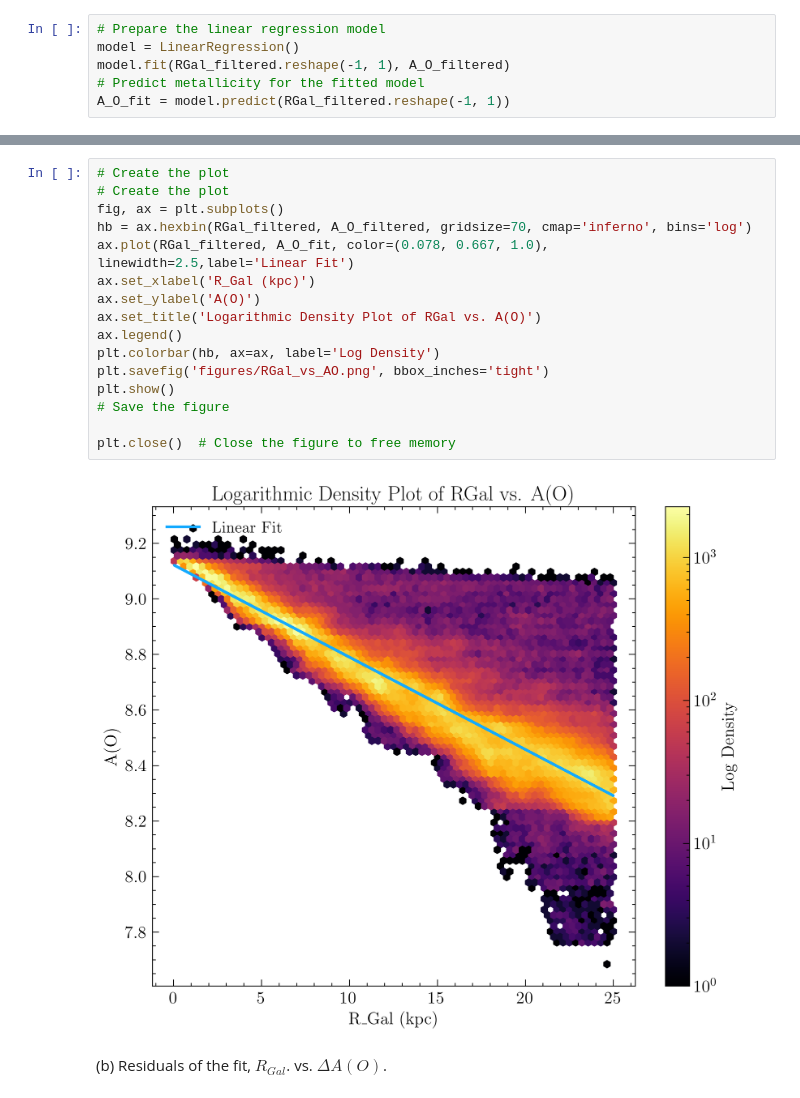
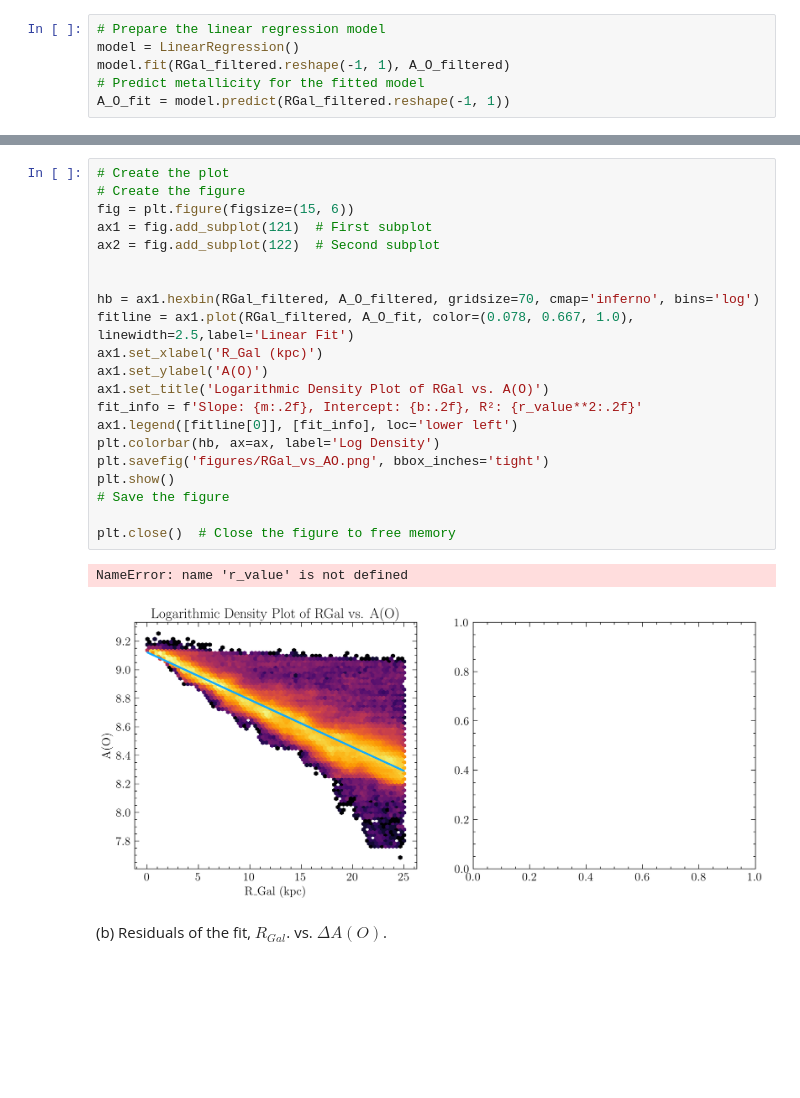
Before and after one commit to gkb21/ASTR4004_assignment3, a Jupyter notebook: assignment_3.ipynb, the cells around one changed output, grey strips where cells are left out. Saved outputs shown, nothing was run; the diff lists cells and outputs as text; blank space fills up the shorter version.

Commit message:
- Testing different linear models

```diff
--- a/assignment_3.ipynb
+++ b/assignment_3.ipynb
@@ -166,21 +204,27 @@ A_O_fit = model.predict(RGal_filtered.reshape(-1, 1))
 # %%
 # Create the plot
-# Create the plot
-fig, ax = plt.subplots()
-hb = ax.hexbin(RGal_filtered, A_O_filtered, gridsize=70, cmap='inferno', bins='log')
-ax.plot(RGal_filtered, A_O_fit, color=(0.078, 0.667, 1.0), linewidth=2.5,label='Linear Fit')
-ax.set_xlabel('R_Gal (kpc)')
-ax.set_ylabel('A(O)')
-ax.set_title('Logarithmic Density Plot of RGal vs. A(O)')
-ax.legend()
+# Create the figure
+fig = plt.figure(figsize=(15, 6))
+ax1 = fig.add_subplot(121)  # First subplot
+ax2 = fig.add_subplot(122)  # Second subplot
+
+
+hb = ax1.hexbin(RGal_filtered, A_O_filtered, gridsize=70, cmap='inferno', bins='log')
+fitline = ax1.plot(RGal_filtered, A_O_fit, color=(0.078, 0.667, 1.0), linewidth=2.5,label='Linear Fit')
+ax1.set_xlabel('R_Gal (kpc)')
+ax1.set_ylabel('A(O)')
+ax1.set_title('Logarithmic Density Plot of RGal vs. A(O)')
+fit_info = f'Slope: {m:.2f}, Intercept: {b:.2f}, R²: {r_value**2:.2f}'
+ax1.legend([fitline[0]], [fit_info], loc='lower left')
 plt.colorbar(hb, ax=ax, label='Log Density')
 plt.savefig('figures/RGal_vs_AO.png', bbox_inches='tight')
 plt.show()
 # Save the figure
 
 plt.close()  # Close the figure to free memory
 # %% [output]
+NameError: name 'r_value' is not defined
-[figure, old version]
+[figure, new version]
 # %% [markdown]
 (b) Residuals of the fit, $R_{Gal}$. vs. $\Delta A(O)$.
 # %% [markdown]
```
Also changed, not shown: parts of 3 cells of this notebook, 1 other file.
